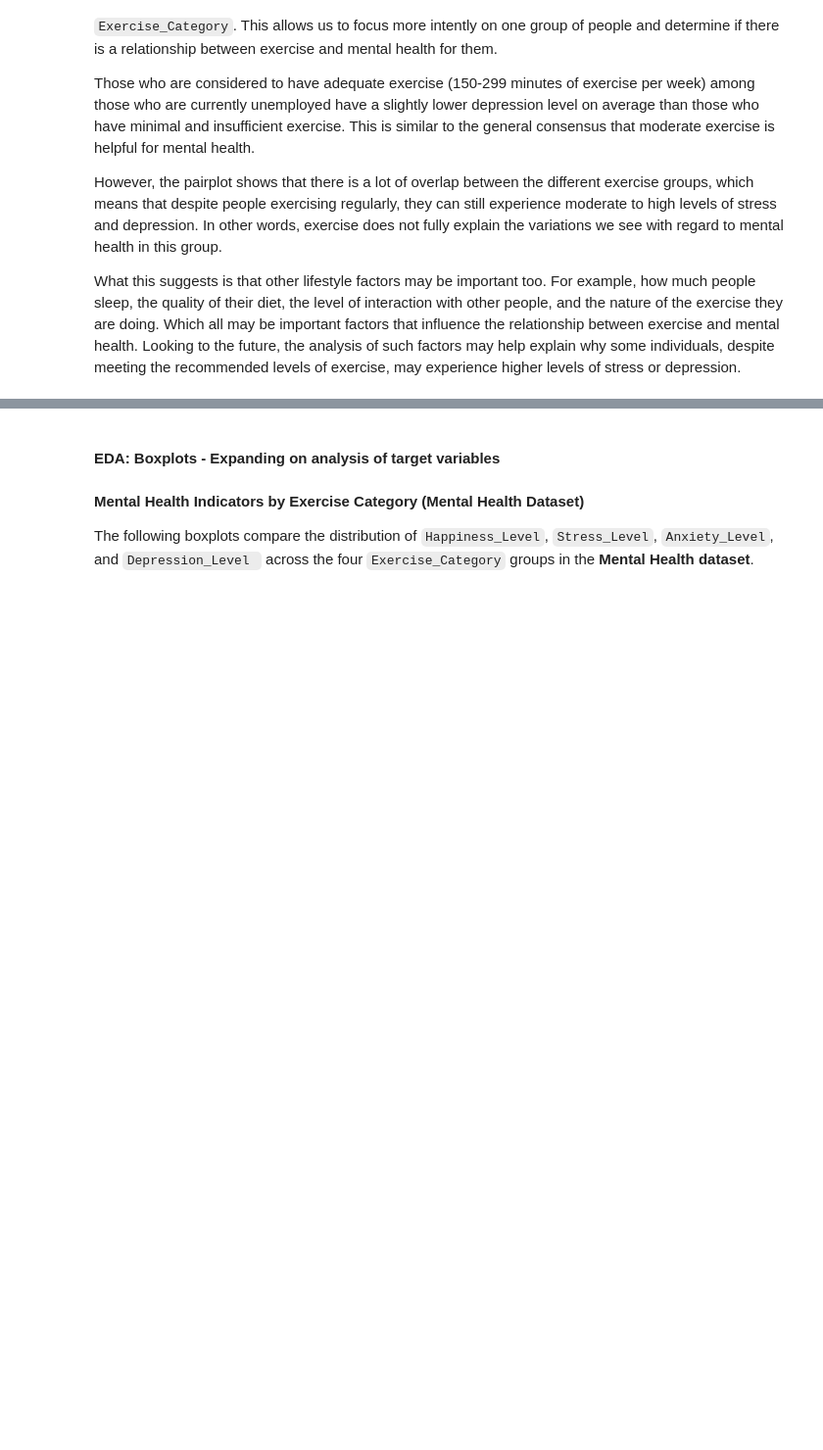
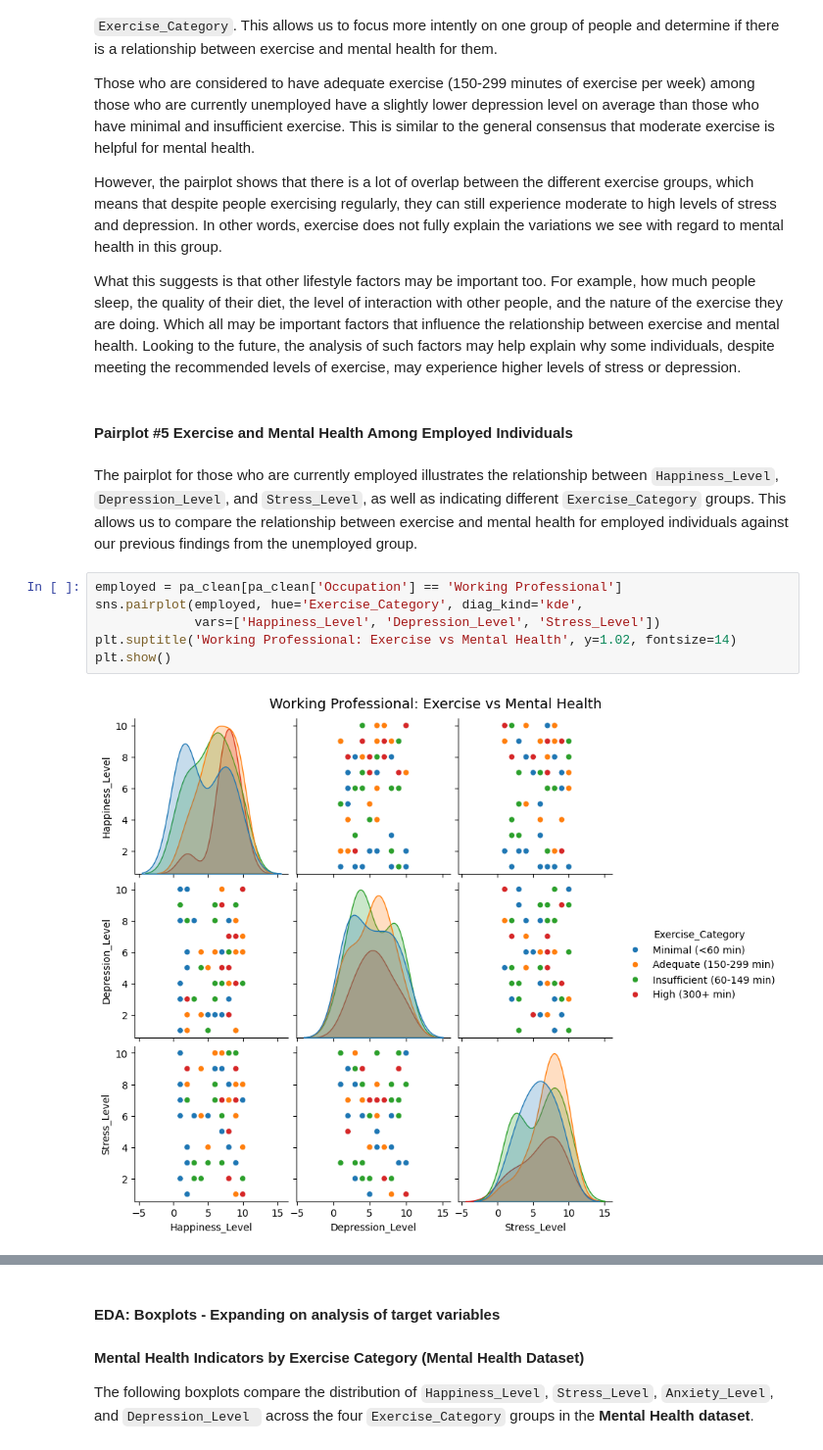
Before and after one commit to COGS108/Group093_WI26, a Jupyter notebook: 03-FinalProject.ipynb, the cells around one changed output, grey strips where cells are left out. Shown at 98% size. Saved outputs shown, nothing was run; the diff lists cells and outputs as text; blank space fills up the shorter version.

Commit message:
Added last pairplot, histogram(TA advice), added docstrings to functions only

```diff
--- a/03-FinalProject.ipynb
+++ b/03-FinalProject.ipynb
@@ -610,3 +582,15 @@ Those who are considered to have adequate exercise (150-299 minutes of exercise
 However, the pairplot shows that there is a lot of overlap between the different exercise groups, which means that despite people exercising regularly, they can still experience moderate to high levels of stress and depression. In other words, exercise does not fully explain the variations we see with regard to mental health in this group.
 
 What this suggests is that other lifestyle factors may be important too. For example, how much people sleep, the quality of their diet, the level of interaction with other people, and the nature of the exercise they are doing. Which all may be important factors that influence the relationship between exercise and mental health. Looking to the future, the analysis of such factors may help explain why some individuals, despite meeting the recommended levels of exercise, may experience higher levels of stress or depression.
+# %% [markdown]
+#### Pairplot #5 Exercise and Mental Health Among Employed Individuals
+# %% [markdown]
+The pairplot for those who are currently employed illustrates the relationship between `Happiness_Level`, `Depression_Level`, and `Stress_Level`, as well as indicating different `Exercise_Category` groups. This allows us to compare the relationship between exercise and mental health for employed individuals against our previous findings from the unemployed group.
+# %%
+employed = pa_clean[pa_clean['Occupation'] == 'Working Professional']
+sns.pairplot(employed, hue='Exercise_Category', diag_kind='kde',
+             vars=['Happiness_Level', 'Depression_Level', 'Stress_Level'])
+plt.suptitle('Working Professional: Exercise vs Mental Health', y=1.02, fontsize=14)
+plt.show()
+# %% [output]
+[figure, added]
```
Also changed, not shown: parts of 8 cells of this notebook.
